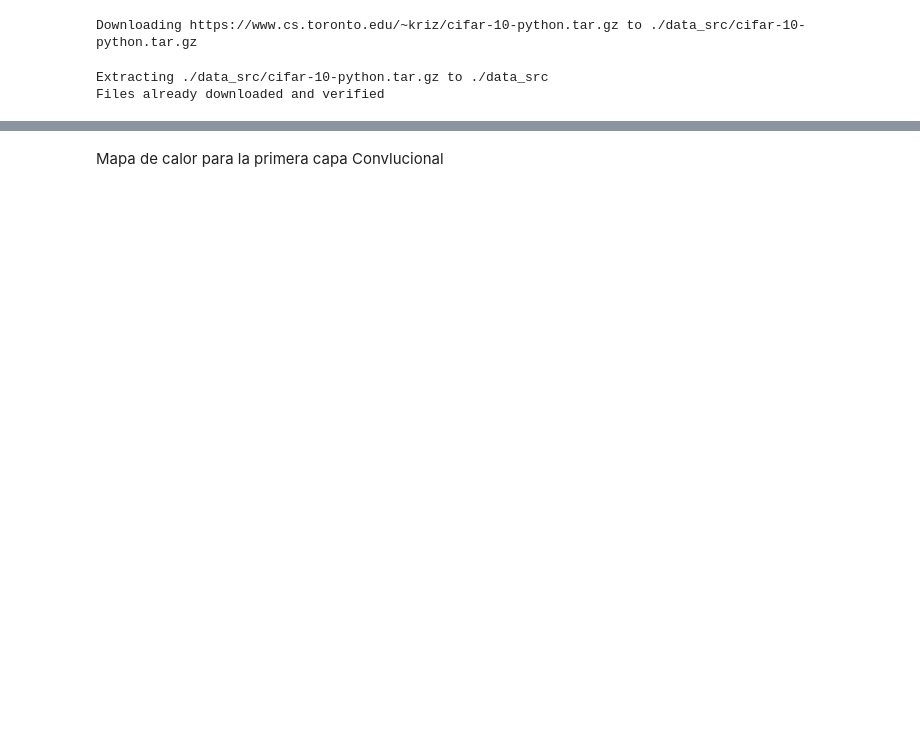
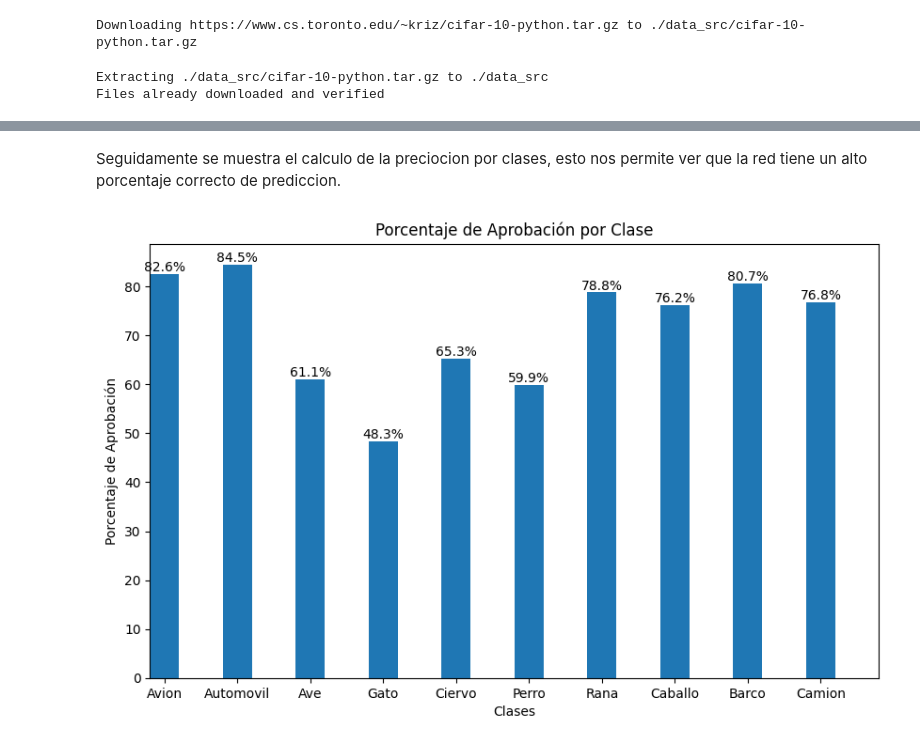
Before and after one commit to rguaido50/CNN-proyects, a Jupyter notebook: Tarea2_RaulGuaido_16-10486.ipynb, the cells around one changed output, grey strips where cells are left out. Cells and saved outputs as stored; diff of their text form; code cells hidden in the pictures; blank space fills up the shorter version.

```diff
--- a/Tarea2_RaulGuaido_16-10486.ipynb
+++ b/Tarea2_RaulGuaido_16-10486.ipynb
@@ -166,2 +218,36 @@ Accuracy of the network on the 10000 test images: 69 %
-# %% [markdown]
-Mapa de calor para la primera capa Convlucional
+# %% [markdown]
+Seguidamente se muestra el calculo de la preciocion por clases, esto nos permite ver que la red tiene un alto porcentaje correcto de prediccion.
+# %%
+class_name = ['Avion', 'Automovil', 'Ave', 'Gato', 'Ciervo', 'Perro', 'Rana', 'Caballo', 'Barco', 'Camion']
+correct_predictions = [0] * len(class_name)
+total_images = [0] * len(class_name)
+
+for data in test_loader:
+    images, labels = data
+    outputs = CNN1(images)
+    _, predicted = torch.max(outputs.data, 1)
+    for i in range(len(labels)):
+        label = labels[i]
+        prediction = predicted[i]
+        if label == prediction:
+          correct_predictions[label] += 1
+        total_images[label] += 1
+
+
+class_accuracy = [100*correct_predictions[i] / total_images[i] for i in range(len(class_name))]
+# %%
+plt.figure(figsize=(10, 6))
+bar_width = 0.4
+bar_spacing = 0.2
+plt.bar(np.arange(len(class_name)), class_accuracy, width = bar_width)
+plt.xticks(np.arange(len(class_name)), class_name)
+plt.xlabel('Clases')
+plt.ylabel('Porcentaje de Aprobación')
+plt.title('Porcentaje de Aprobación por Clase')
+for i, v in enumerate(class_accuracy):
+    plt.text(i, v, str(v) + '%', ha='center', va='bottom')
+
+plt.xlim(-bar_spacing, len(class_name) - bar_spacing)
+plt.show()
+# %% [output]
+[figure, added]
```
Also changed, not shown: parts of 22 cells of this notebook.
